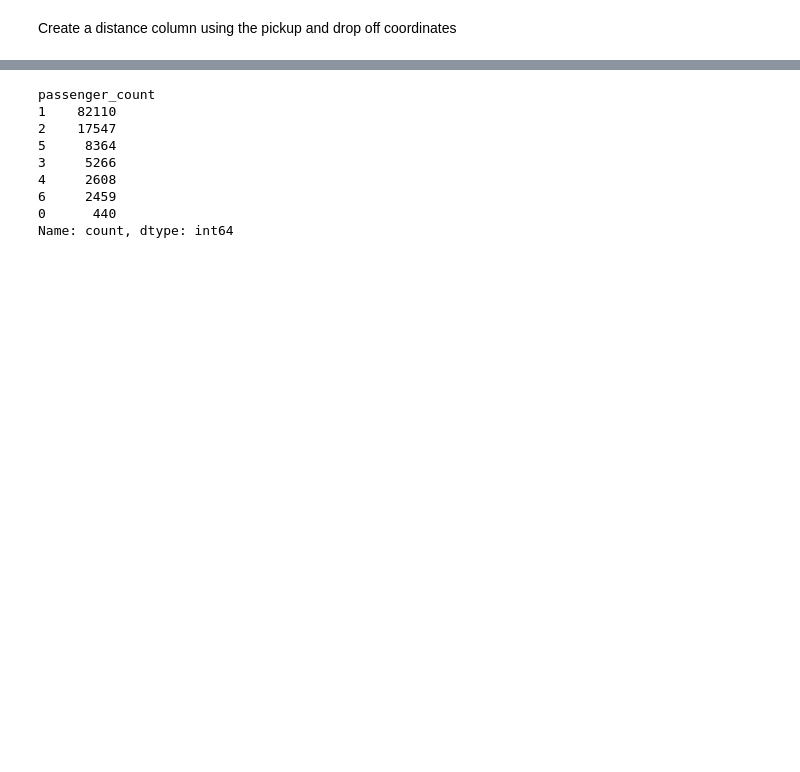
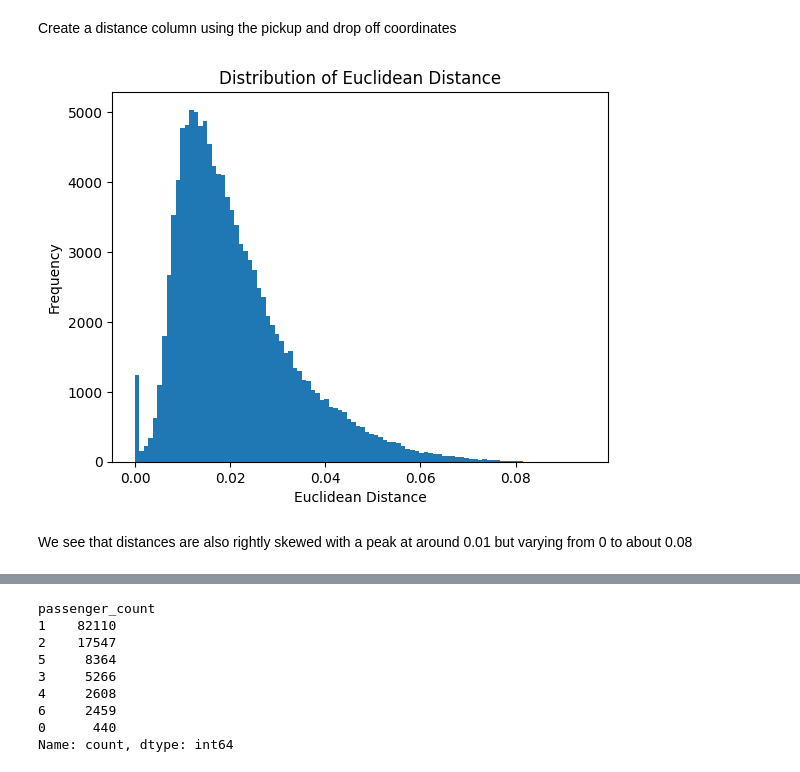
Before and after one commit to sahilnale/uber_fare, a Jupyter notebook: Uber_Fare_Prediction.ipynb, the cells around one changed output, grey strips where cells are left out. Drawn from its saved outputs; the diff is of its cells as text; code cells hidden in the pictures; blank space fills up the shorter version.

```diff
--- a/Uber_Fare_Prediction.ipynb
+++ b/Uber_Fare_Prediction.ipynb
@@ -229,6 +261,19 @@ def calculate_distance(row):
 
 # Apply the function to each row in the DataFrame
 uber_data['euclidean_distance'] = uber_data.apply(calculate_distance, axis=1)
+# %%
+# Display histogram of the euclidean_distance distance column
+
+import matplotlib.pyplot as plt
+plt.hist(uber_data['euclidean_distance'], bins=100)
+plt.xlabel('Euclidean Distance')
+plt.ylabel('Frequency')
+plt.title('Distribution of Euclidean Distance')
+plt.show()
+# %% [output]
+[figure, added]
+# %% [markdown]
+We see that distances are also rightly skewed with a peak at around 0.01 but varying from 0 to about 0.08
 # %%
 sns.boxplot(data=uber_data, x = 'month', y = 'fare_amount', palette = 'viridis')
 plt.ylim(0,20)
```
Also changed, not shown: parts of 79 cells of this notebook.
